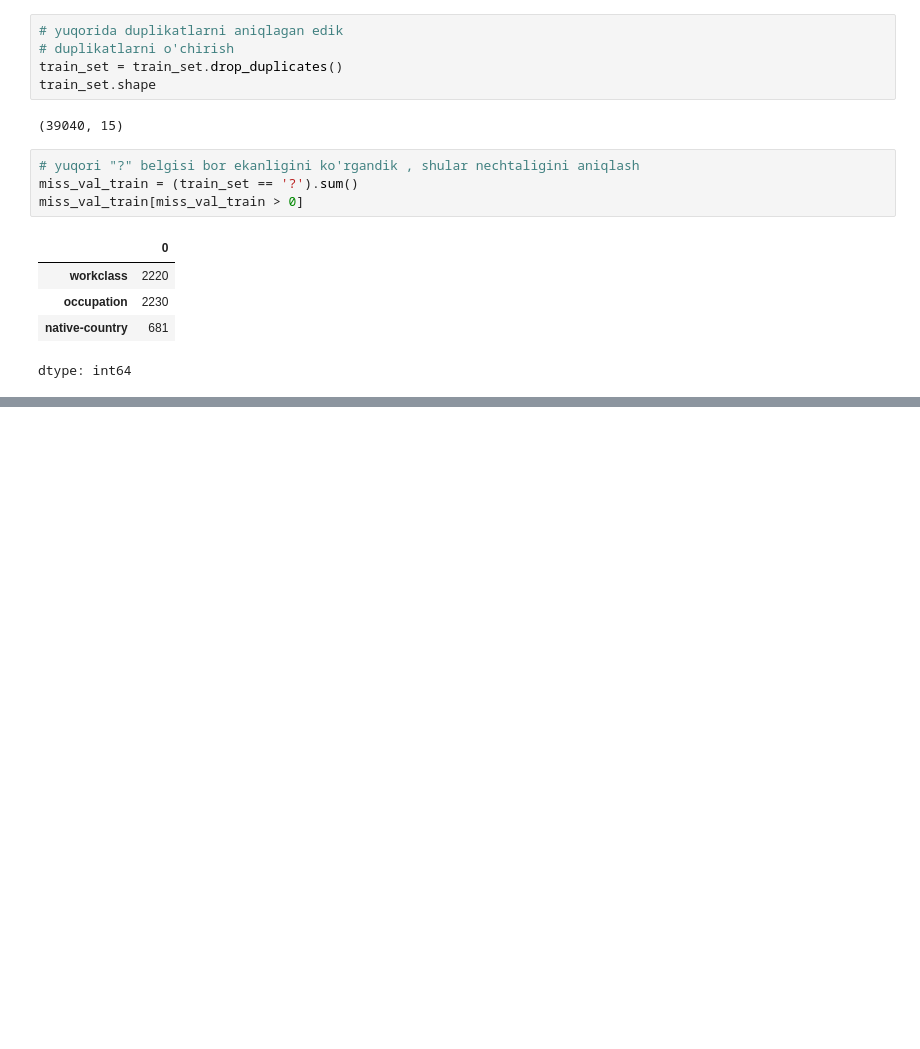
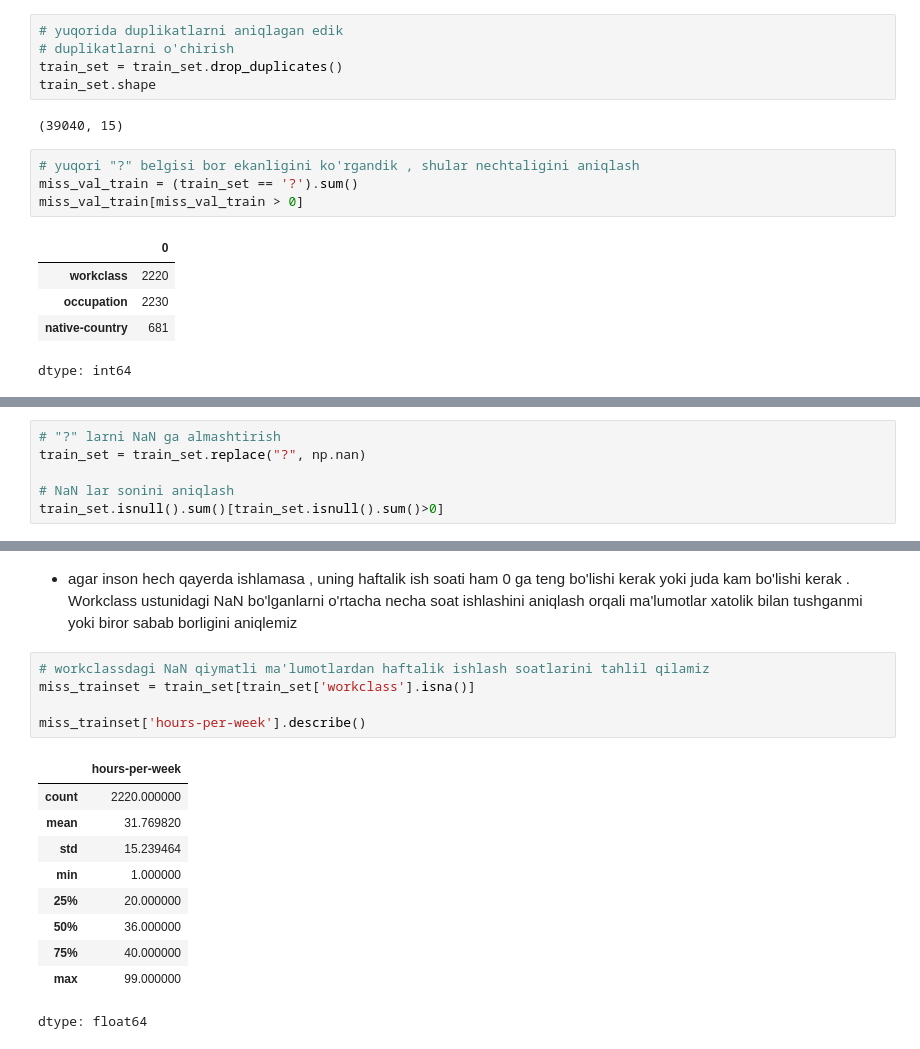
Before and after one commit to izzat-ai/learning-ai, a Jupyter notebook: projects/credit_scoring_project/credit_scoring.ipynb, the cells around one changed output, grey strips where cells are left out. Cells and saved outputs as stored; diff of their text form; blank space fills up the shorter version.

```diff
--- a/projects/credit_scoring_project/credit_scoring.ipynb
+++ b/projects/credit_scoring_project/credit_scoring.ipynb
@@ -176,0 +179,6 @@ dtype: int64
+# %%
+# "?" larni NaN ga almashtirish
+train_set = train_set.replace("?", np.nan)
+
+# NaN lar sonini aniqlash
+train_set.isnull().sum()[train_set.isnull().sum()>0]
@@ -176,0 +191,18 @@ dtype: int64
+# %% [markdown]
+- agar inson hech qayerda ishlamasa , uning haftalik ish soati ham 0 ga teng bo'lishi kerak yoki juda kam bo'lishi kerak . Workclass ustunidagi NaN bo'lganlarni o'rtacha necha soat ishlashini aniqlash orqali ma'lumotlar xatolik bilan tushganmi yoki biror sabab borligini aniqlemiz
+# %%
+# workclassdagi NaN qiymatli ma'lumotlardan haftalik ishlash soatlarini tahlil qilamiz
+miss_trainset = train_set[train_set['workclass'].isna()]
+
+miss_trainset['hours-per-week'].describe()
+# %% [output]
+|  | hours-per-week |
+| count | 2220.000000 |
+| mean | 31.769820 |
+| std | 15.239464 |
+| min | 1.000000 |
+| 25% | 20.000000 |
+| 50% | 36.000000 |
+| 75% | 40.000000 |
+| max | 99.000000 |
+dtype: float64
```
Also changed, not shown: parts of 2 cells of this notebook.
